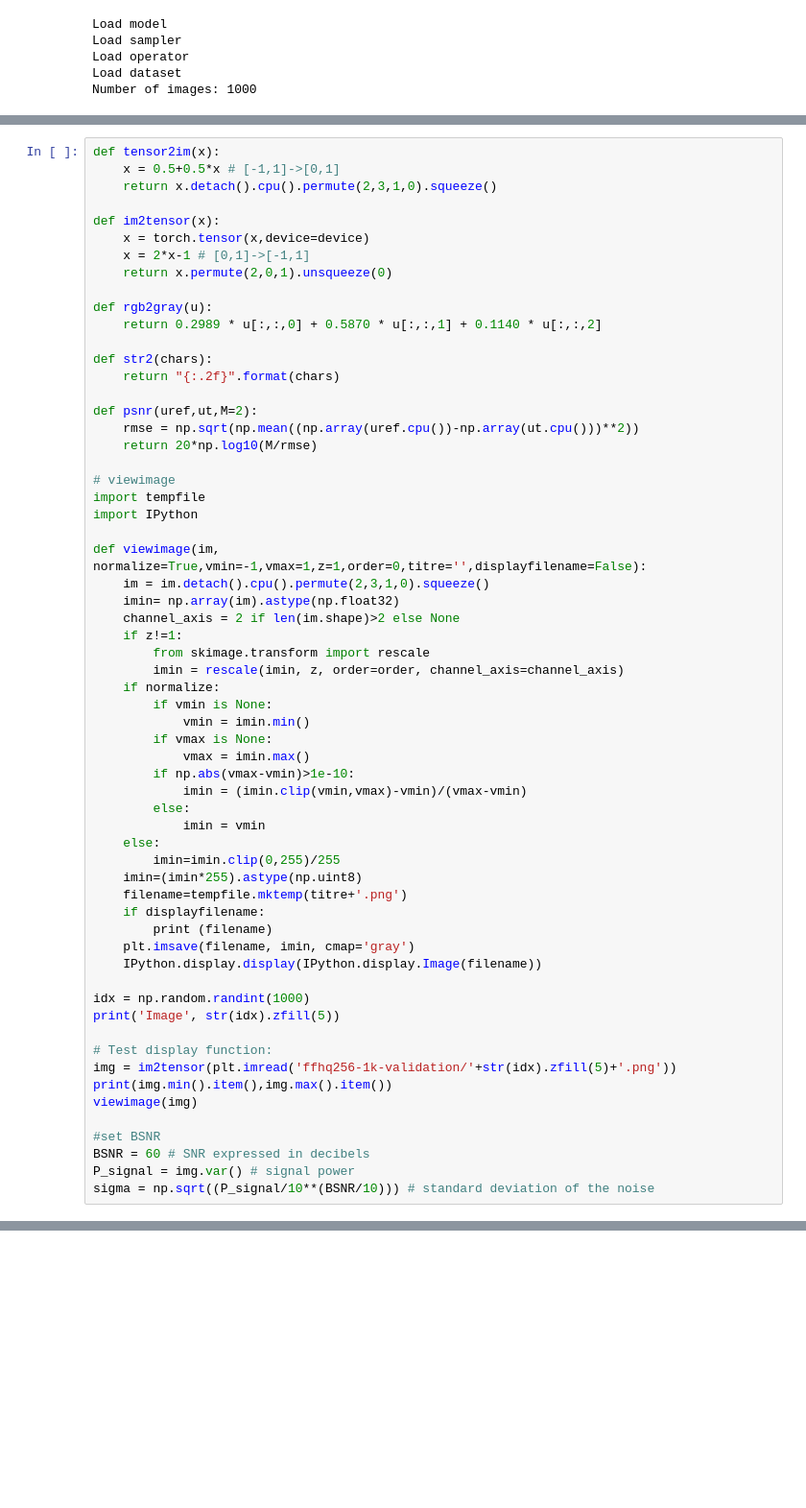
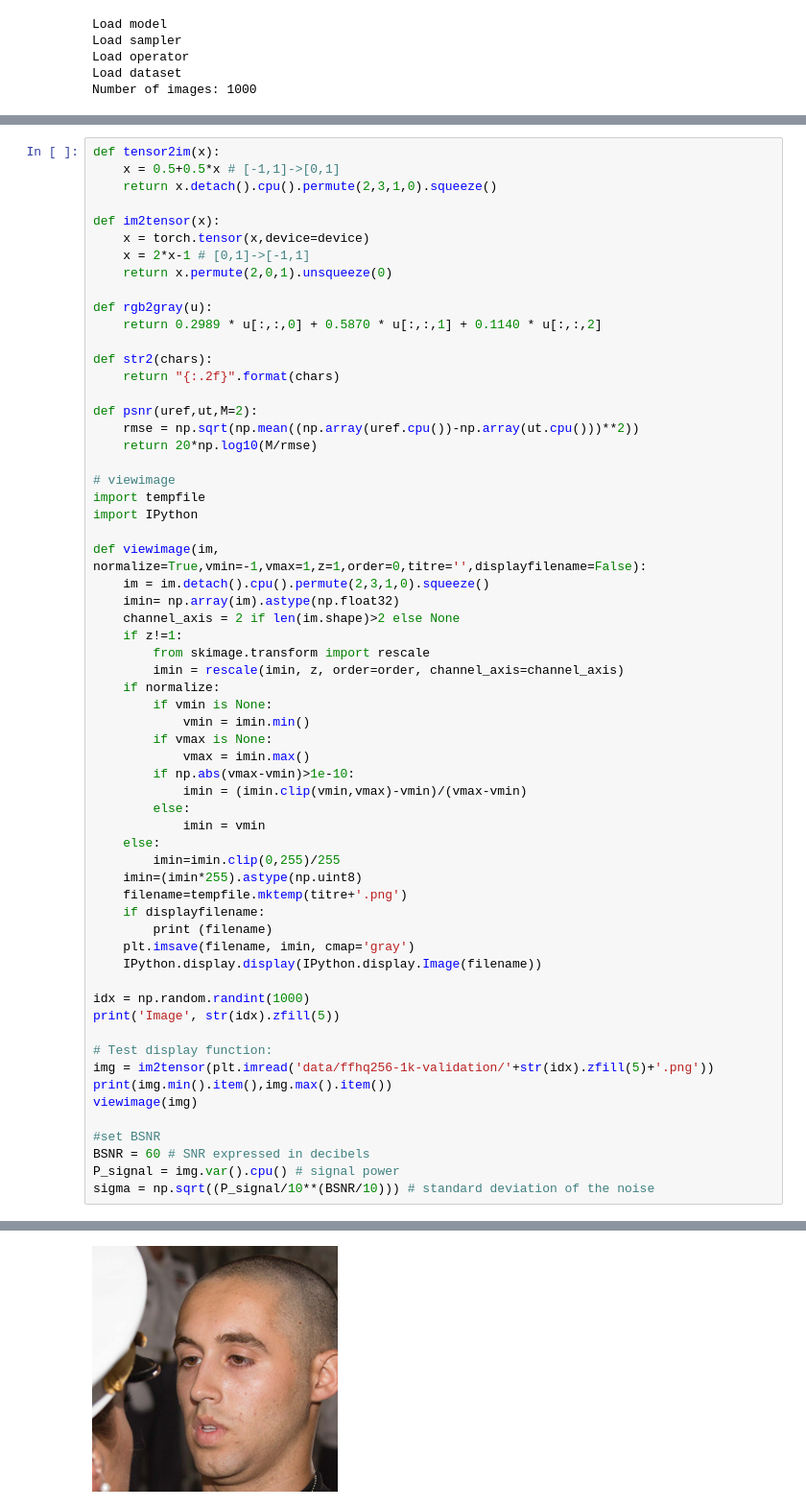
Before and after one commit to Mayeul84/generative_models_for_image, a Jupyter notebook: pnp_sgs.ipynb, the cells around one changed output, grey strips where cells are left out. Shown at 96% size. Drawn from its saved outputs; the diff is of its cells as text; blank space fills up the shorter version.

```diff
--- a/pnp_sgs.ipynb
+++ b/pnp_sgs.ipynb
@@ -178,11 +185,12 @@ idx = np.random.randint(1000)
 print('Image', str(idx).zfill(5))
 
 # Test display function:
-img = im2tensor(plt.imread('ffhq256-1k-validation/'+str(idx).zfill(5)+'.png'))
+img = im2tensor(plt.imread('data/ffhq256-1k-validation/'+str(idx).zfill(5)+'.png'))
 print(img.min().item(),img.max().item())
 viewimage(img)
 
 #set BSNR
 BSNR = 60 # SNR expressed in decibels
-P_signal = img.var() # signal power
+P_signal = img.var().cpu() # signal power
 sigma = np.sqrt((P_signal/10**(BSNR/10))) # standard deviation of the noise
+# %% [output]
@@ -189,2 +199,3 @@ sigma = np.sqrt((P_signal/10**(BSNR/10))) # standard deviation of the noise
+[figure, added]
 # %%
 gibbs_config = {
```
Also changed, not shown: parts of 8 cells of this notebook.
